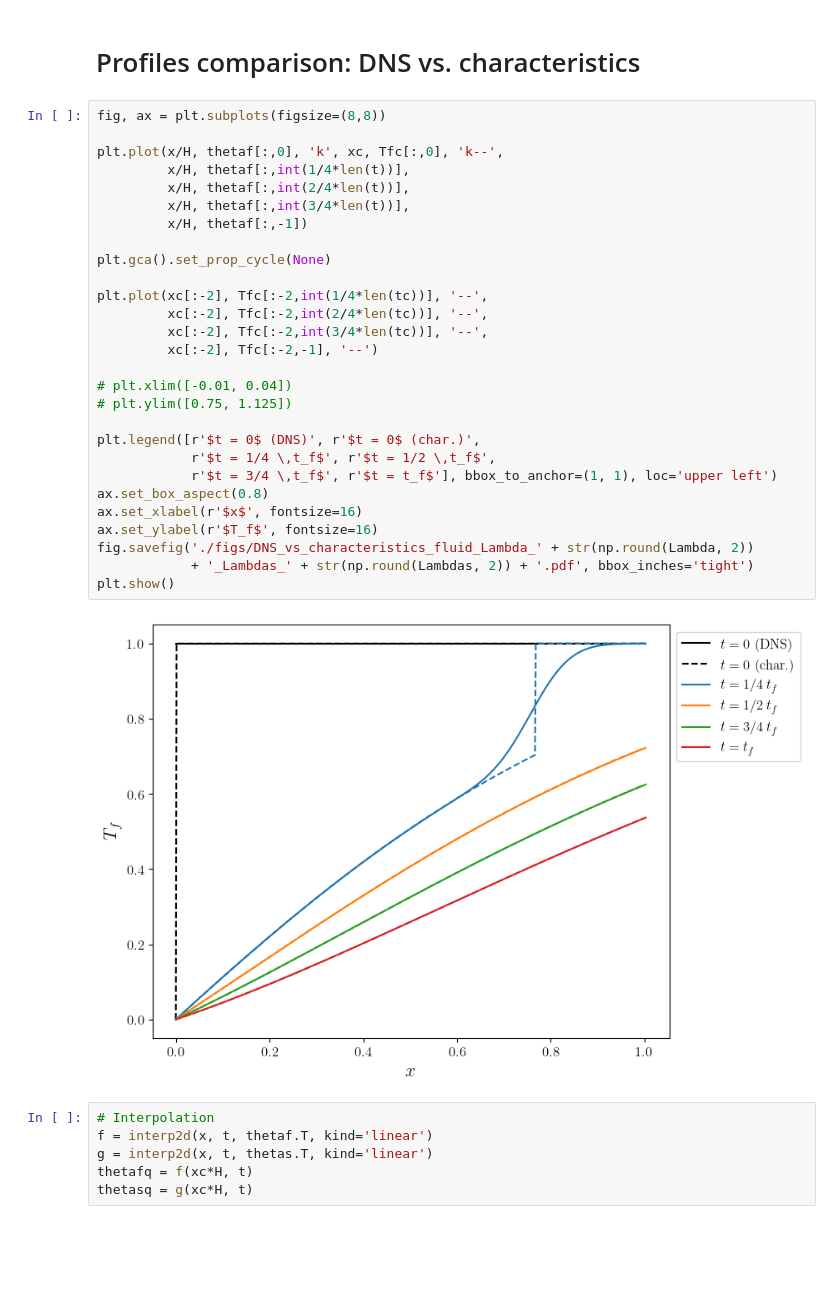
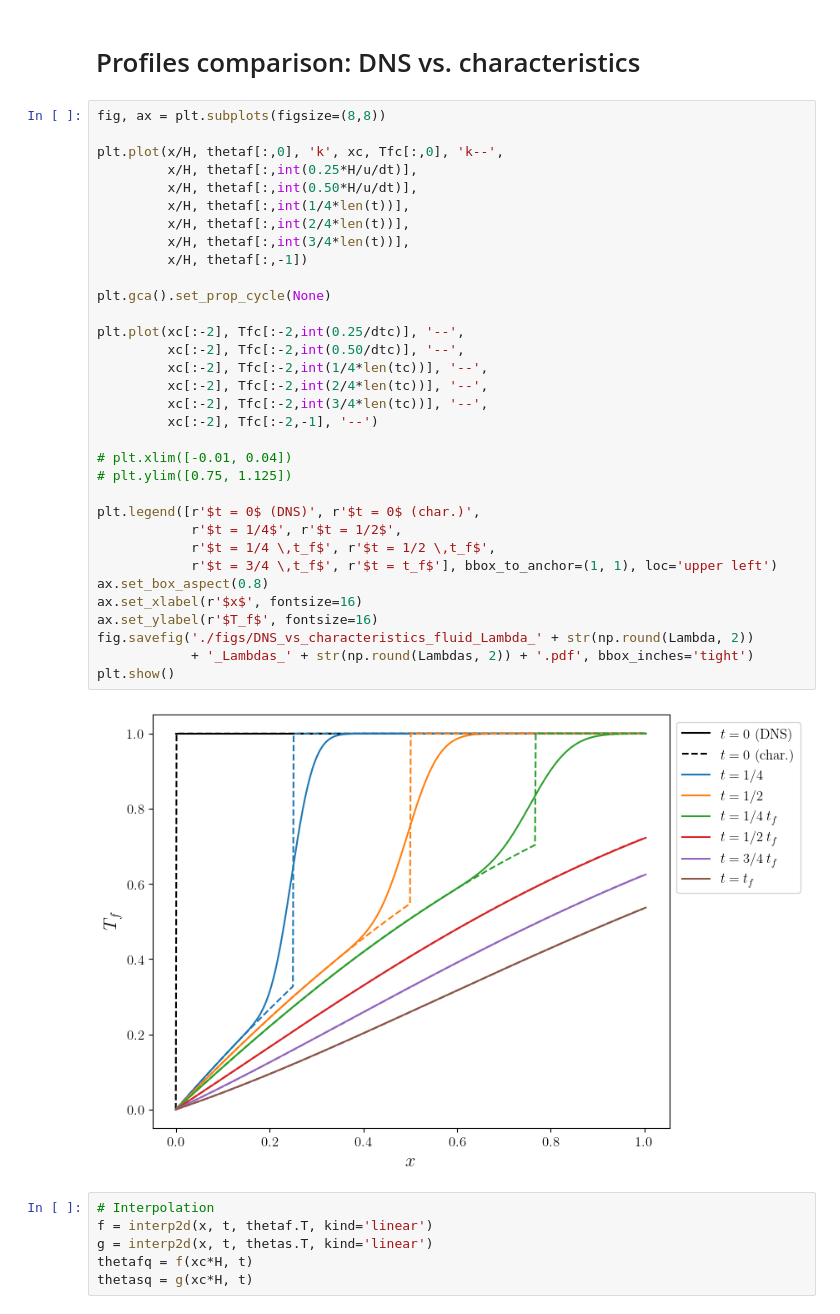
Before and after one commit to riemannsBeard/HeatTransfer_characteristics, a Jupyter notebook: Characteristics.ipynb, the cells around one changed output. Cells and saved outputs as stored; diff of their text form; blank space fills up the shorter version.

```diff
--- a/Characteristics.ipynb
+++ b/Characteristics.ipynb
@@ -450,33 +452,38 @@ plt.show()
 # %%
 fig, ax = plt.subplots(figsize=(8,8))
 
 plt.plot(x/H, thetaf[:,0], 'k', xc, Tfc[:,0], 'k--',
+         x/H, thetaf[:,int(0.25*H/u/dt)],
+         x/H, thetaf[:,int(0.50*H/u/dt)],
          x/H, thetaf[:,int(1/4*len(t))],
          x/H, thetaf[:,int(2/4*len(t))],
          x/H, thetaf[:,int(3/4*len(t))],
          x/H, thetaf[:,-1])
 
 plt.gca().set_prop_cycle(None)
 
-plt.plot(xc[:-2], Tfc[:-2,int(1/4*len(tc))], '--',
+plt.plot(xc[:-2], Tfc[:-2,int(0.25/dtc)], '--',
+         xc[:-2], Tfc[:-2,int(0.50/dtc)], '--',
+         xc[:-2], Tfc[:-2,int(1/4*len(tc))], '--',
          xc[:-2], Tfc[:-2,int(2/4*len(tc))], '--',
          xc[:-2], Tfc[:-2,int(3/4*len(tc))], '--',
          xc[:-2], Tfc[:-2,-1], '--')
 
 # plt.xlim([-0.01, 0.04])
 # plt.ylim([0.75, 1.125])
 
 plt.legend([r'$t = 0$ (DNS)', r'$t = 0$ (char.)',
+            r'$t = 1/4$', r'$t = 1/2$',
             r'$t = 1/4 \,t_f$', r'$t = 1/2 \,t_f$',
             r'$t = 3/4 \,t_f$', r'$t = t_f$'], bbox_to_anchor=(1, 1), loc='upper left')
 ax.set_box_aspect(0.8)
 ax.set_xlabel(r'$x$', fontsize=16)
 ax.set_ylabel(r'$T_f$', fontsize=16)
 fig.savefig('./figs/DNS_vs_characteristics_fluid_Lambda_' + str(np.round(Lambda, 2))
             + '_Lambdas_' + str(np.round(Lambdas, 2)) + '.pdf', bbox_inches='tight')
 plt.show()
 # %% [output]
-[figure, old version]
+[figure, new version]
 # %%
 # Interpolation
 f = interp2d(x, t, thetaf.T, kind='linear')
```
Also changed, not shown: parts of 8 cells of this notebook, 39 other files.
